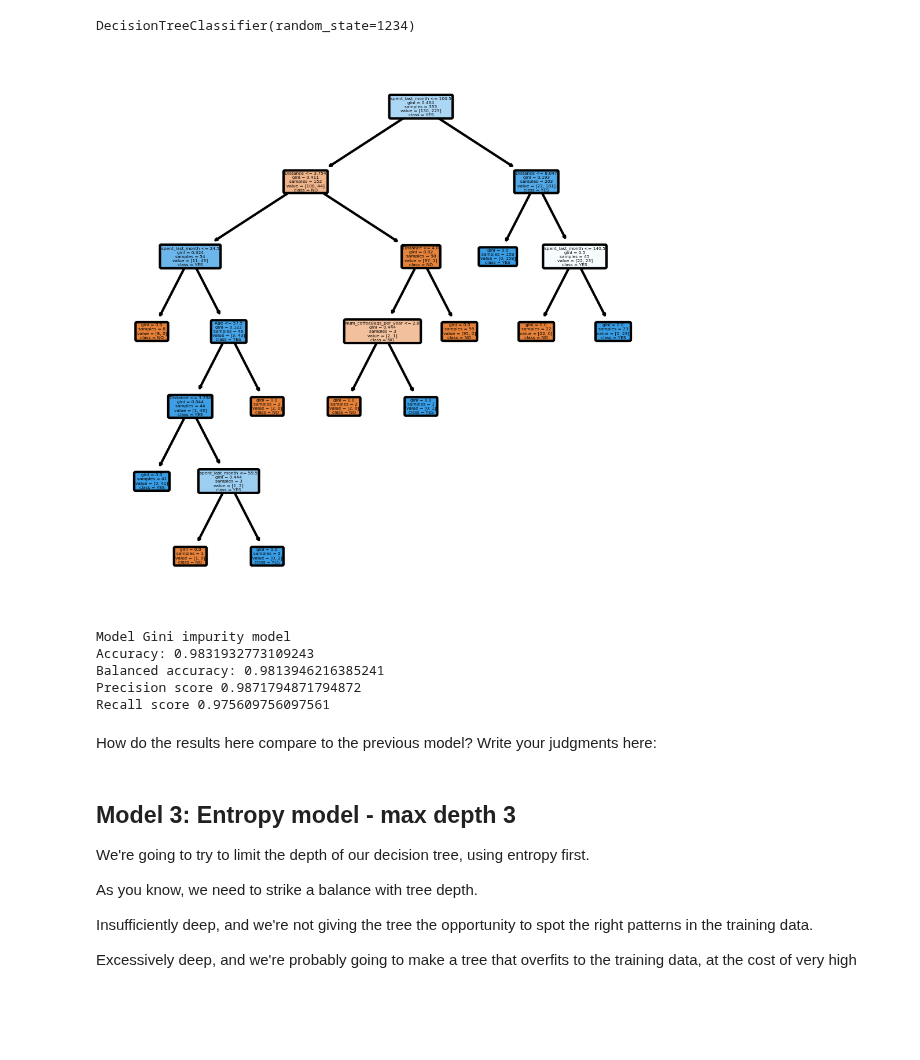
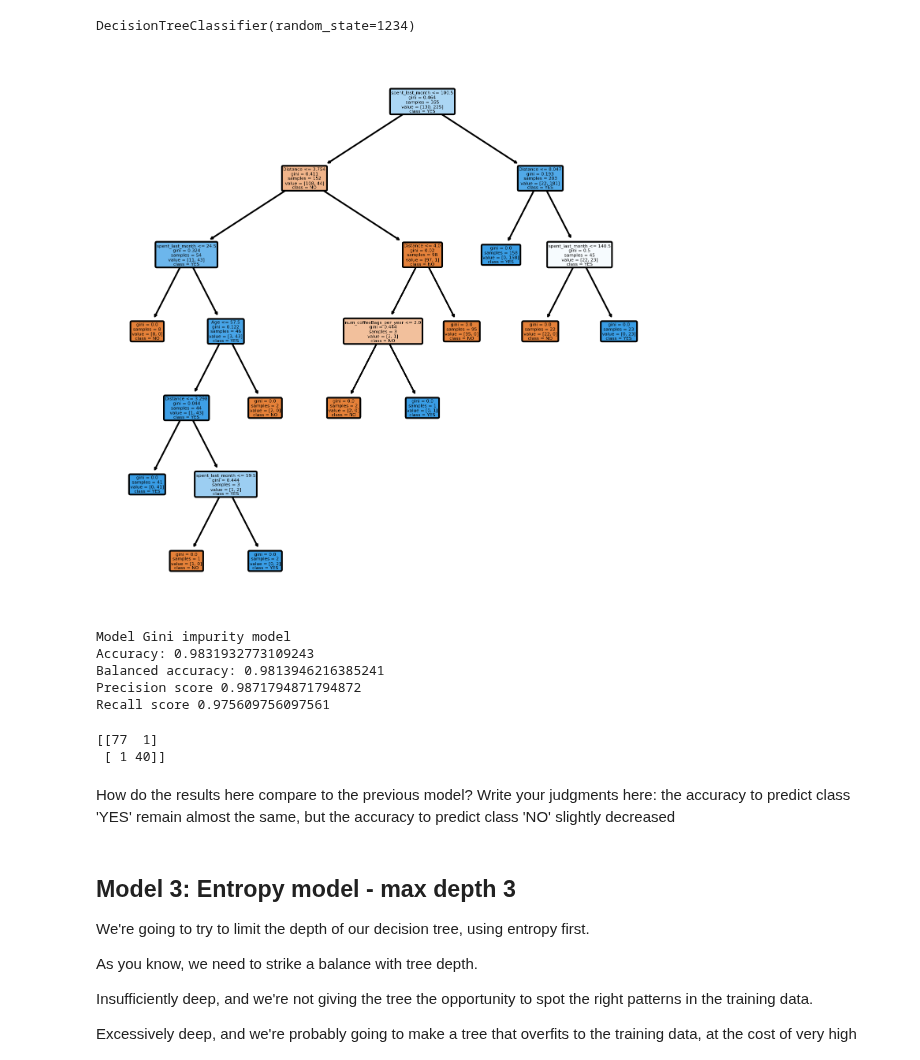
Before and after one commit to yoyo6022/Springboard-hands-on-project, a Jupyter notebook: RR Diner Case Study/Springboard Decision Tree Specialty Coffee Case Study - Tier 3(1).ipynb, the cells around one changed output. Saved outputs shown, nothing was run; the diff lists cells and outputs as text; code cells hidden in the pictures; blank space fills up the shorter version.

```diff
--- a/RR Diner Case Study/Springboard Decision Tree Specialty Coffee Case Study - Tier 3(1).ipynb
+++ b/RR Diner Case Study/Springboard Decision Tree Specialty Coffee Case Study - Tier 3(1).ipynb
@@ -488,15 +490,15 @@ DecisionTreeClassifier(random_state=1234)
 # graph = pydotplus.graph_from_dot_data(dot_data.getvalue())
 # Image(graph.create_png())
 # %%
-fig,axes = plt.subplots(nrows=1,ncols=1,figsize=(4,4),dpi=300)
+fig,axes = plt.subplots(nrows=1,ncols=1,figsize=(6,6),dpi=300)
 _=tree.plot_tree(gini_model,
                 feature_names=X_train.columns,
                 class_names = entr_model.classes_,
                 filled=True, rounded=True
                )
 fig.savefig('fig/tree1.png')
 # %% [output]
-[figure, old version]
+[figure, new version]
 # %%
 # Run this block for model evaluation
 print("Model Gini impurity model")
@@ -510,8 +512,15 @@ Accuracy: 0.9831932773109243
 Balanced accuracy: 0.9813946216385241
 Precision score 0.9871794871794872
 Recall score 0.975609756097561
+# %%
+from sklearn.metrics import confusion_matrix
+confusion_matrix = confusion_matrix(y_test, y_pred,labels=['YES','NO'])
+print(confusion_matrix)
+# %% [output]
+[[77  1]
+ [ 1 40]]
 # %% [markdown]
-How do the results here compare to the previous model? Write your judgments here:
+How do the results here compare to the previous model? Write your judgments here: the accuracy to predict class 'YES' remain almost the same, but the accuracy to predict class 'NO' slightly decreased
 # %% [markdown]
 ## Model 3: Entropy model - max depth 3
 We're going to try to limit the depth of our decision tree, using entropy first.
```
Also changed, not shown: parts of 10 cells of this notebook.
